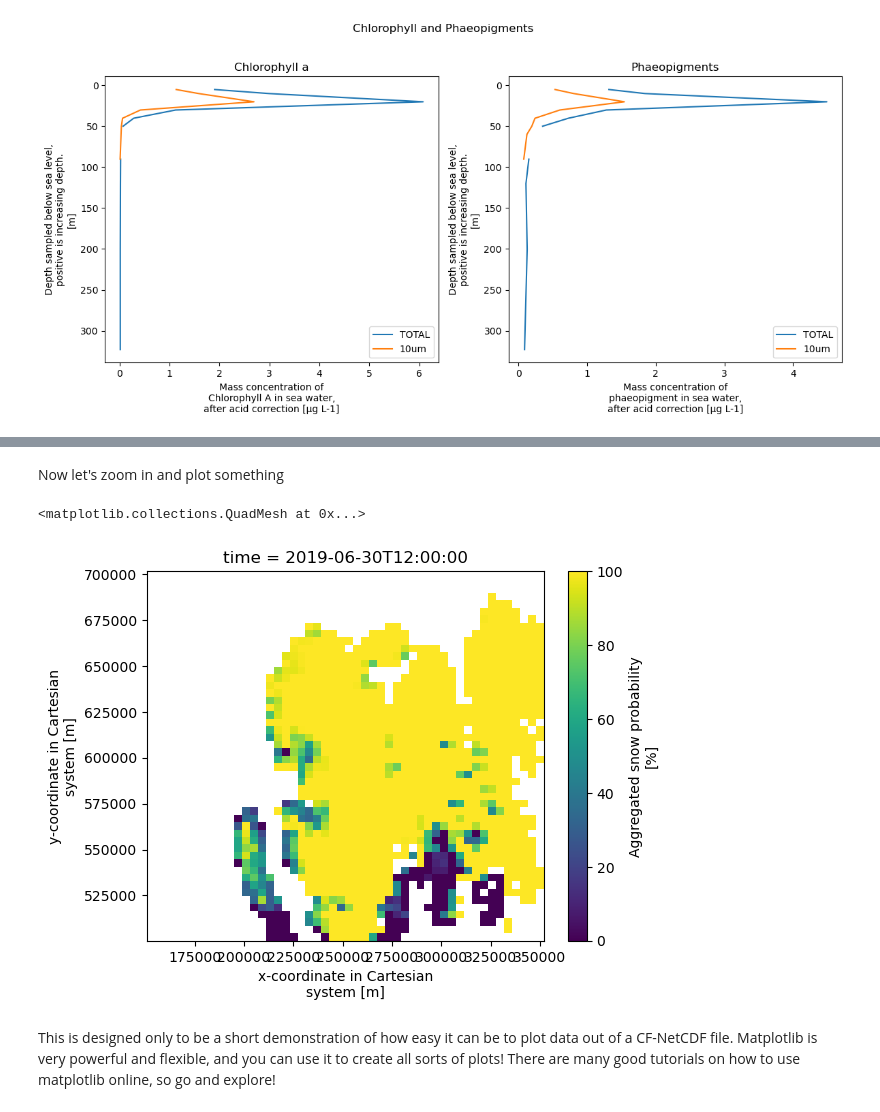
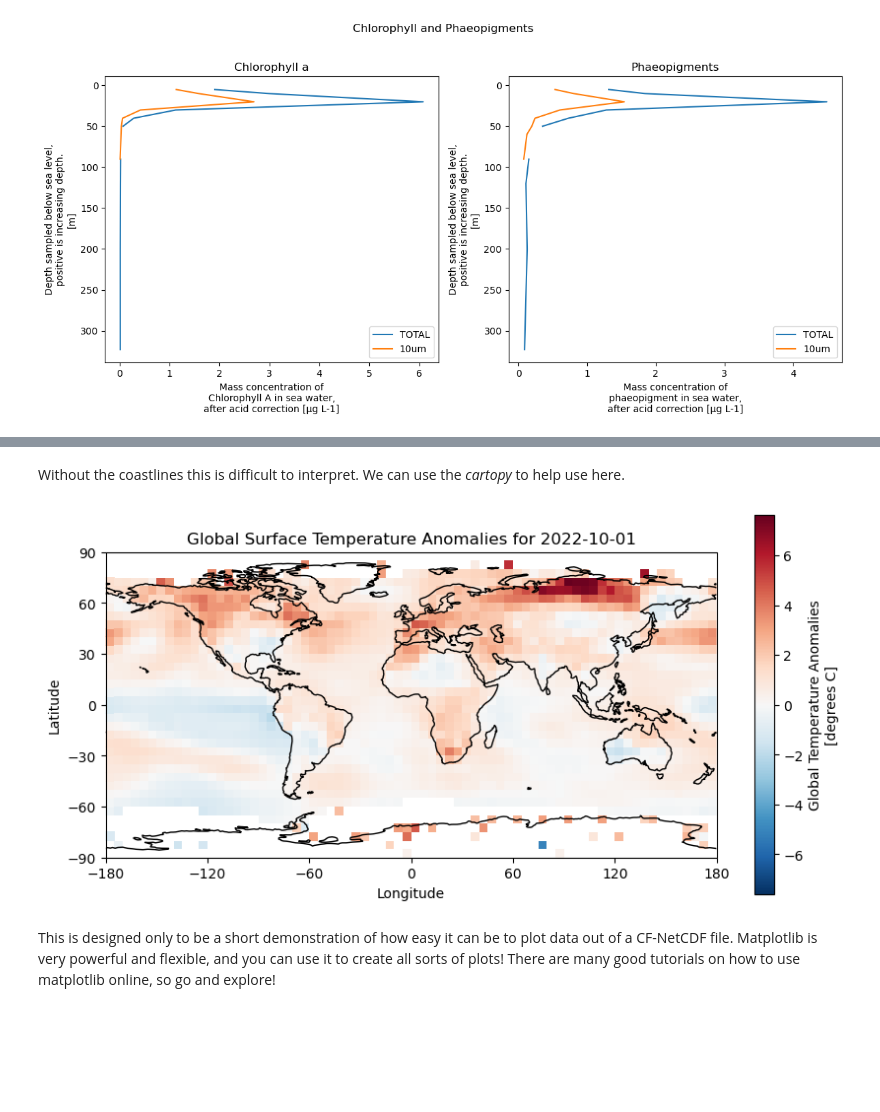
Before and after one commit to NorDataNet/NetCDF_in_Python_from_beginner_to_pro, a Jupyter notebook: _build/jupyter_execute/02_creating_plots.ipynb, the cells around one changed output, grey strips where cells are left out. Drawn from its saved outputs; the diff is of its cells as text; code cells hidden in the pictures; blank space fills up the shorter version.

```diff
--- a/_build/jupyter_execute/02_creating_plots.ipynb
+++ b/_build/jupyter_execute/02_creating_plots.ipynb
@@ -141,6 +145,6 @@ We will load in some satellite data now. This is a single time slice of data for
 # %%
-netcdf_file = 'https://thredds.met.no/thredds/dodsC/arcticdata/sios/SvalSCE/2019/06/daily-avhrr-sce-Svalbard_201906301200_c.nc'
-xrds = xr.open_dataset(netcdf_file)
+url = 'https://www.ncei.noaa.gov/thredds/dodsC/noaa-global-temp-v5/NOAAGlobalTemp_v5.0.0_gridded_s188001_e202212_c20230108T133308.nc'
+xrds = xr.open_dataset(url)
 xrds
 # %% [output]
 <xarray.Dataset>
@@ -165,3 +169,5 @@ Let's quickly look at one variable.
 # %%
-xrds['prob_snow']
+desired_date = '2022-10-01'
+data_for_desired_date = xrds.sel(time=desired_date)
+data_for_desired_date
 # %% [output]
@@ -188,17 +198,18 @@ xrds['prob_snow'].plot()
 # %% [markdown]
-Now let's zoom in and plot something
+Without the coastlines this is difficult to interpret. We can use the *cartopy*  to help use here.
 # %%
-# Define the ranges for xc and yc
-xc_range = slice(150000, 350000)  # Adjust the range as needed
-yc_range = slice(500000, 700000)  # Adjust the range as needed
-
-# Select the subset of the data and extract numeric values
-subset = xrds['prob_snow'].sel(xc=xc_range, yc=yc_range)
-
-# Plot the subset
-subset.plot()
+import cartopy.crs as ccrs
+plt.figure(figsize=(10, 5))
+ax = plt.axes(projection=ccrs.PlateCarree())
+data_for_desired_date['anom'].plot(ax=ax,transform=ccrs.PlateCarree())
+ax.coastlines()
+plt.title(f'Global Surface Temperature Anomalies for {desired_date}')
+ax.set_xticks(range(-180, 181, 60), crs=ccrs.PlateCarree())
+ax.set_yticks(range(-90, 91, 30), crs=ccrs.PlateCarree())
+ax.set_xlabel('Longitude')
+ax.set_ylabel('Latitude')
+plt.show()
 # %% [output]
-<matplotlib.collections.QuadMesh at 0x...>
-[figure, old version]
+[figure, new version]
 # %% [markdown]
 This is designed only to be a short demonstration of how easy it can be to plot data out of a CF-NetCDF file. Matplotlib is very powerful and flexible, and you can use it to create all sorts of plots! There are many good tutorials on how to use matplotlib online, so go and explore!
```
Also changed, not shown: parts of 6 cells of this notebook, 10 other files.
